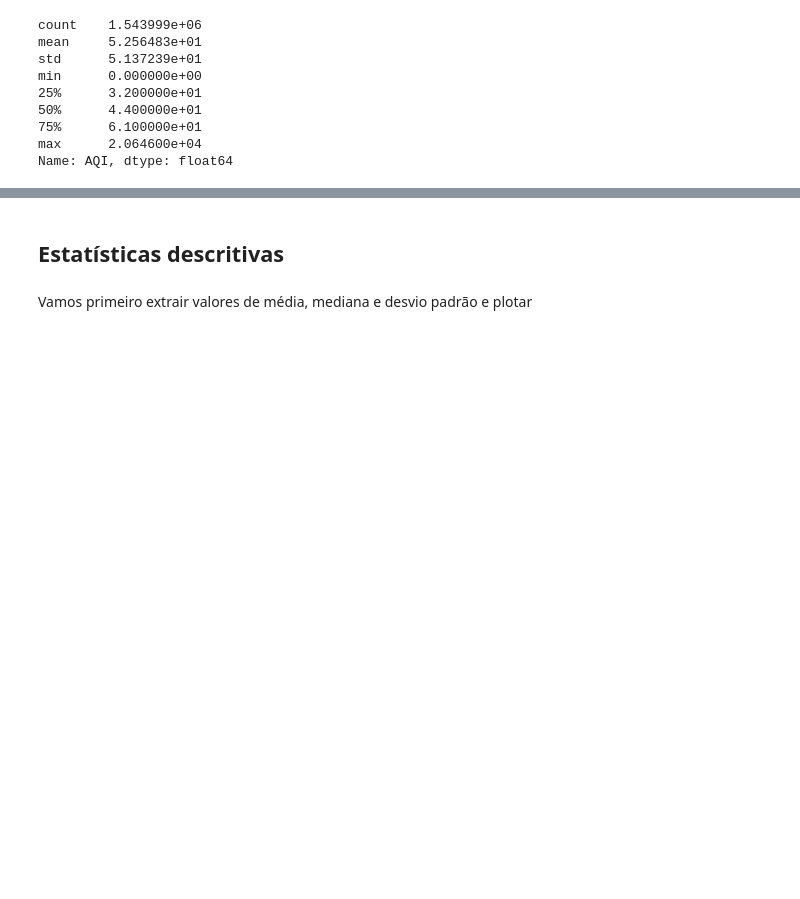
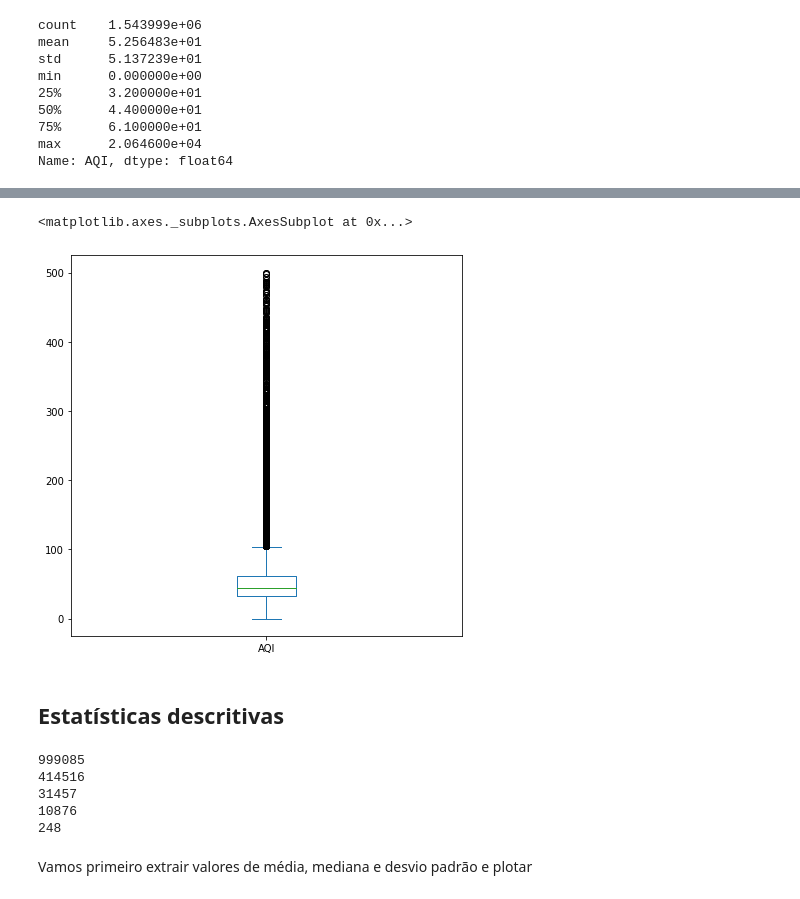
Before and after one commit to annaluizacaraciolo/Ciencia_de_Dados, a Jupyter notebook: Projeto1CienciaDados.ipynb, the cells around one changed output, grey strips where cells are left out. Saved outputs shown, nothing was run; the diff lists cells and outputs as text; code cells hidden in the pictures; blank space fills up the shorter version.

```diff
--- a/Projeto1CienciaDados.ipynb
+++ b/Projeto1CienciaDados.ipynb
@@ -110,7 +110,7 @@ density                      float64
 dtype: object
 # %%
 # Ajustando os tipos "object" para tipo "category"
-df['Date'] = df['Date'].astype('category')
+df['Date'] = df['Date'].astype('datetime64[ns]')
 df['Category'] = df['Category'].astype('category')
 df['Defining Parameter'] = df['Defining Parameter'].astype('category')
 df['city_ascii'] = df['city_ascii'].astype('category')
@@ -204,0 +189,2 @@ plt.show()
+# %%
+df = df.drop(df[(df.AQI > 500)].index)
@@ -205,2 +203,7 @@ plt.show()
+# %%
+df['AQI'].plot.box(figsize=(7,7))
+# %% [output]
+<matplotlib.axes._subplots.AxesSubplot at 0x...>
+[figure, added]
 # %% [markdown]
 ## Estatísticas descritivas
@@ -210,3 +210,16 @@ df['']
+# %%
+# Vamos verificar a frequência de observações
+print(sum(df['Category'] == 'Good'))
+print(sum(df['Category'] == 'Moderate'))
+print(sum(df['Category'] == 'Unhealthy'))
+print(sum(df['Category'] == 'Very Unhealthy'))
+print(sum(df['Category'] == 'Hazardous'))
+# %% [output]
+999085
+414516
+31457
+10876
+248
 # %% [markdown]
 Vamos primeiro extrair valores de média, mediana e desvio padrão e plotar
 # %%
```
Also changed, not shown: parts of 10 cells of this notebook.
